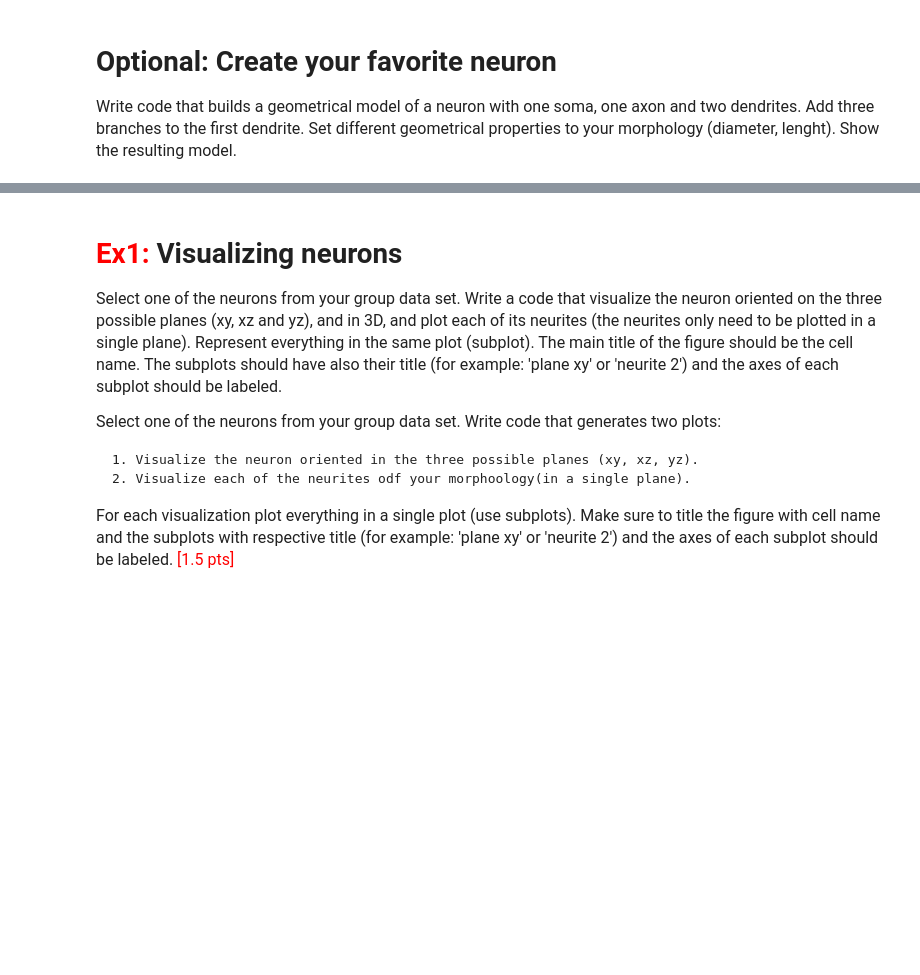
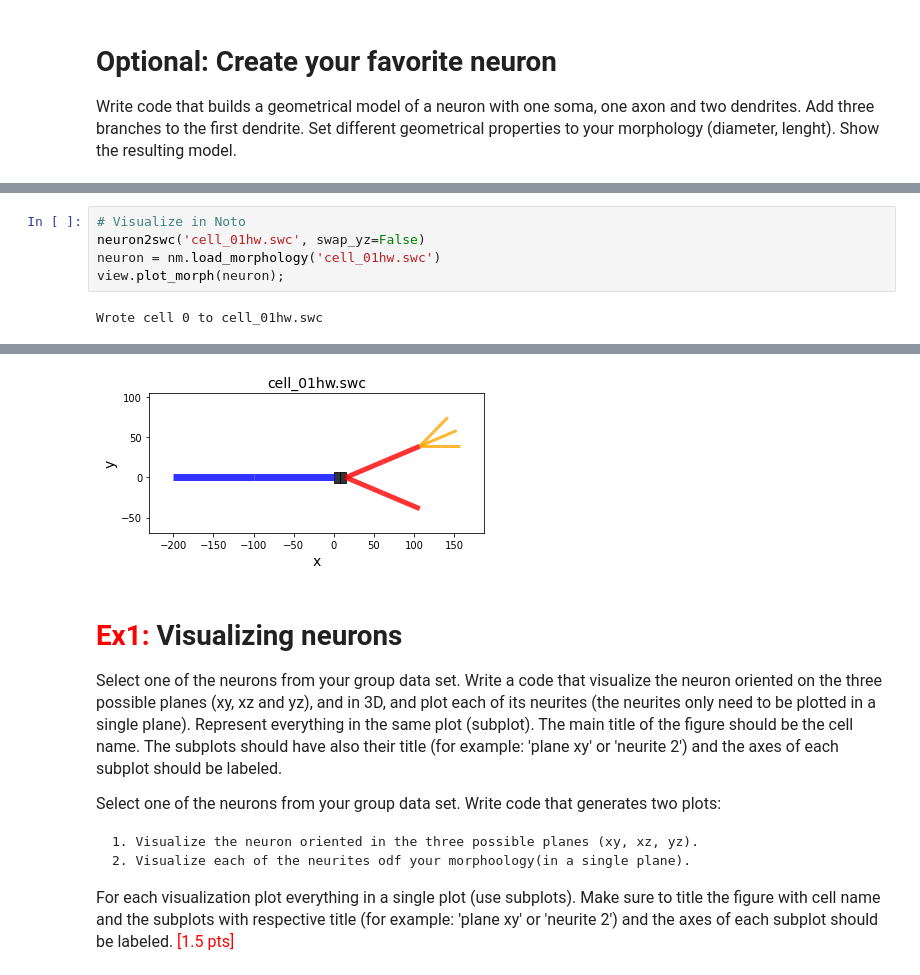
Before and after one commit to AlbrechtAlice/In-Silico-Neuroscience, a Jupyter notebook: Week2_HomeWorks.ipynb, the cells around one changed output, grey strips where cells are left out. Saved outputs shown, nothing was run; the diff lists cells and outputs as text; blank space fills up the shorter version.

```diff
--- a/Week2_HomeWorks.ipynb
+++ b/Week2_HomeWorks.ipynb
@@ -15,0 +73,7 @@ __IMPORTANT:__<font size = "3"> Exercises in <font color='red'>red</font> are ma
+# %%
+# Visualize in Noto
+neuron2swc('cell_01hw.swc', swap_yz=False)
+neuron = nm.load_morphology('cell_01hw.swc')
+view.plot_morph(neuron);
+# %% [output]
+Wrote cell 0 to cell_01hw.swc
@@ -16,3 +84,4 @@ __IMPORTANT:__<font size = "3"> Exercises in <font color='red'>red</font> are ma
+[figure, added]
 # %% [markdown]
 # <font color= 'red'>Ex1:</font> Visualizing neurons
 
```
Also changed, not shown: parts of 6 cells of this notebook.
